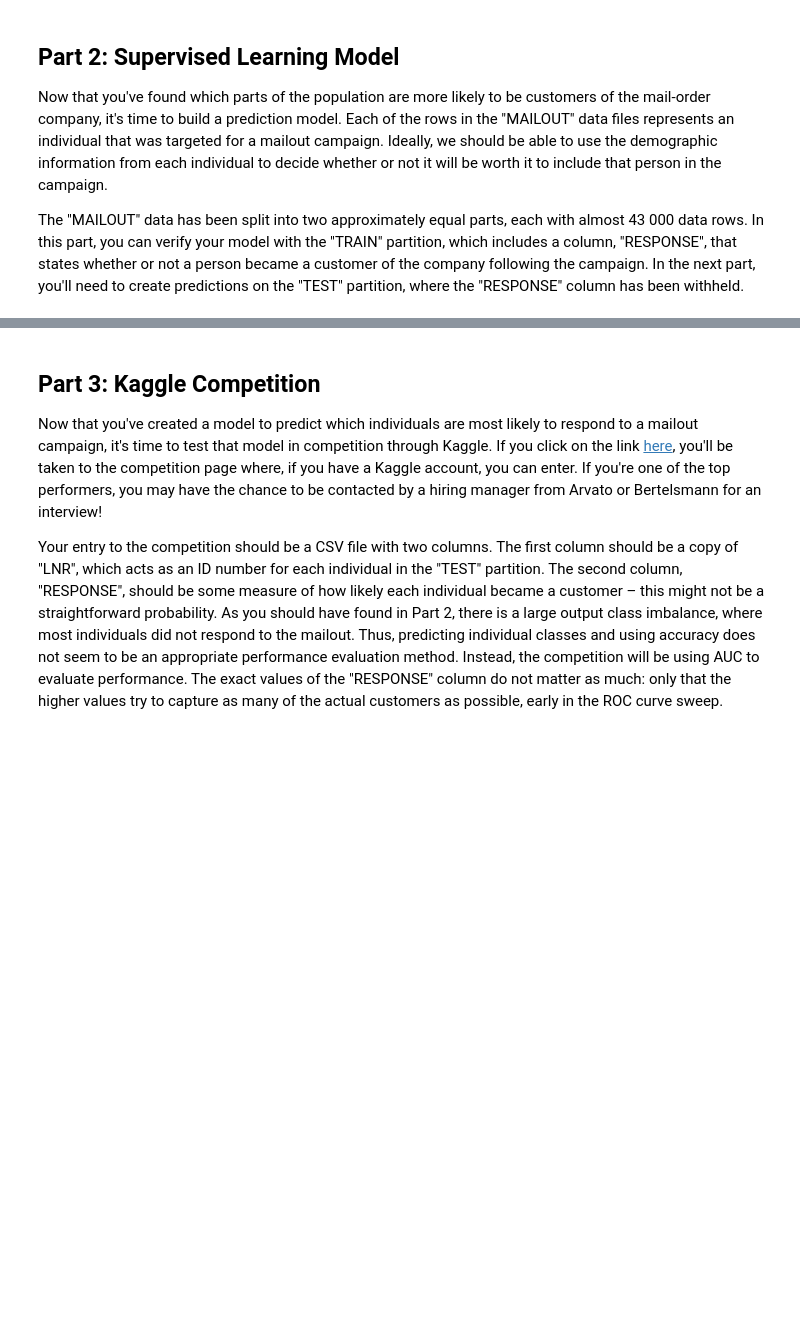
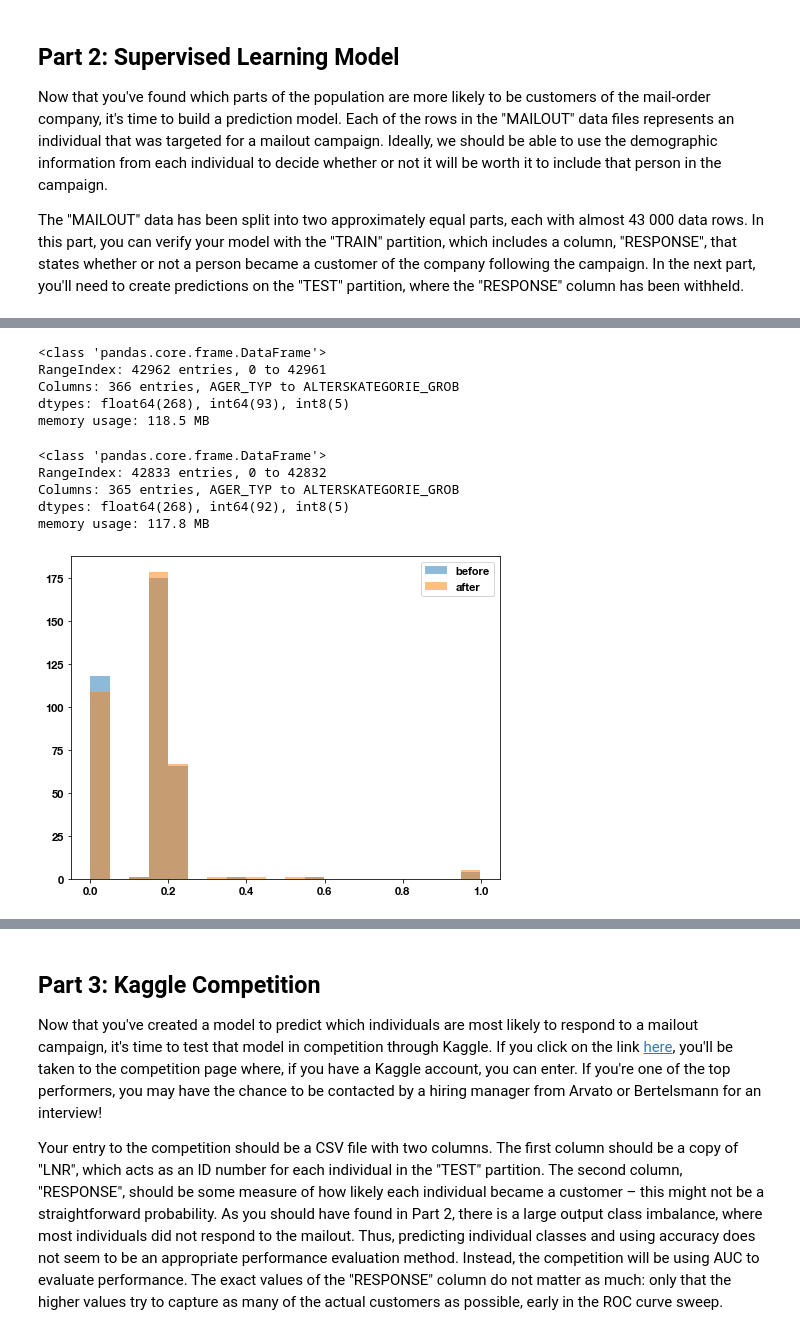
Before and after one commit to ACasey13/udacity-ML-capstone, a Jupyter notebook: Arvato Project Workbook.ipynb, the cells around one changed output, grey strips where cells are left out. Saved outputs shown, nothing was run; the diff lists cells and outputs as text; code cells hidden in the pictures; blank space fills up the shorter version.

```diff
--- a/Arvato Project Workbook.ipynb
+++ b/Arvato Project Workbook.ipynb
@@ -459,11 +549,3 @@ def cramers_v(x, y):
     rcorr = r-((r-1)**2)/(n-1)
     kcorr = k-((k-1)**2)/(n-1)
     return np.sqrt(phi2corr/min((kcorr-1),(rcorr-1)))
-# %%
-cramer = []
-for col in combined.columns:
-    tmp = []
-    for c2 in combined.columns:
-        tmp.append(cramers_v(combined[col], combined[c2]))
-    cramer.append(tmp)
-cramer = np.asarray(cramer)
@@ -594,13 +682,9 @@ Ok, time to do things a little more manually. I'll look at the distributions of
 # %%
-from scipy.stats import chi2_contingency
-
-x2 = []
 cats = []
 probs = []
-p_values = []
 cross_entropy = []
 
-for col in keep_columns.index:
+for col in columns:
     contingency = pd.concat((pop_t_red_imp[col].value_counts(),
                             cust_t_red_imp[col].value_counts()),
                             axis=1).fillna(0).T
@@ -609,10 +693,6 @@ for col in keep_columns.index:
     prob = contingency/(np.sum(contingency, axis=1).reshape((2,1)))
     probs.append(prob)
     cross_entropy.append(-np.sum(prob[0,:] * np.log2(prob[1,:]+1e-8)))
-    chi2, p, _, _ = chi2_contingency(contingency)
-    x2.append(chi2)
-    p_values.append(p)
 
 max_diff_ce = np.argsort(cross_entropy)[::-1]
-max_diff_x2 = np.argsort(p_values)
 # %%
@@ -820,0 +734,3 @@ False
+# %%
+mailout_train = pd.read_csv('./data/Udacity_MAILOUT_052018_TRAIN.csv', sep=';')
+mailout_test = pd.read_csv('./data/Udacity_MAILOUT_052018_TEST.csv', sep=';')
@@ -820,0 +771,34 @@ False
+# %%
+train_lnr = mailout_train['LNR'].copy()
+test_lnr = mailout_test['LNR'].copy()
+y_train = mailout_train['RESPONSE'].copy()
+mailout_train = mailout_train.drop(['LNR'], axis=1)
+mailout_test = mailout_test.drop(['LNR'], axis=1)
+
+
+mailout_train = ObjectDtype().fit_transform(mailout_train)
+mailout_test = ObjectDtype().fit_transform(mailout_test)
+mailout_train.info()
+# %% [output]
+<class 'pandas.core.frame.DataFrame'>
+RangeIndex: 42962 entries, 0 to 42961
+Columns: 366 entries, AGER_TYP to ALTERSKATEGORIE_GROB
+dtypes: float64(268), int64(93), int8(5)
+memory usage: 118.5 MB
+# %%
+mailout_test.info()
+# %% [output]
+<class 'pandas.core.frame.DataFrame'>
+RangeIndex: 42833 entries, 0 to 42832
+Columns: 365 entries, AGER_TYP to ALTERSKATEGORIE_GROB
+dtypes: float64(268), int64(92), int8(5)
+memory usage: 117.8 MB
+# %%
+plt.hist(mailout_train.isna().sum()/len(mailout_train), alpha=.5, bins=20, label='before')
+mailout_train = add_missing(mailout_train, u_map)
+mailout_test = add_missing(mailout_test, u_map)
+plt.hist(mailout_train.isna().sum()/len(mailout_train), alpha=.5, bins=20, label='after')
+plt.legend()
+plt.show()
+# %% [output]
+[figure, added]
```
Also changed, not shown: parts of 103 cells of this notebook, 14 other files.
